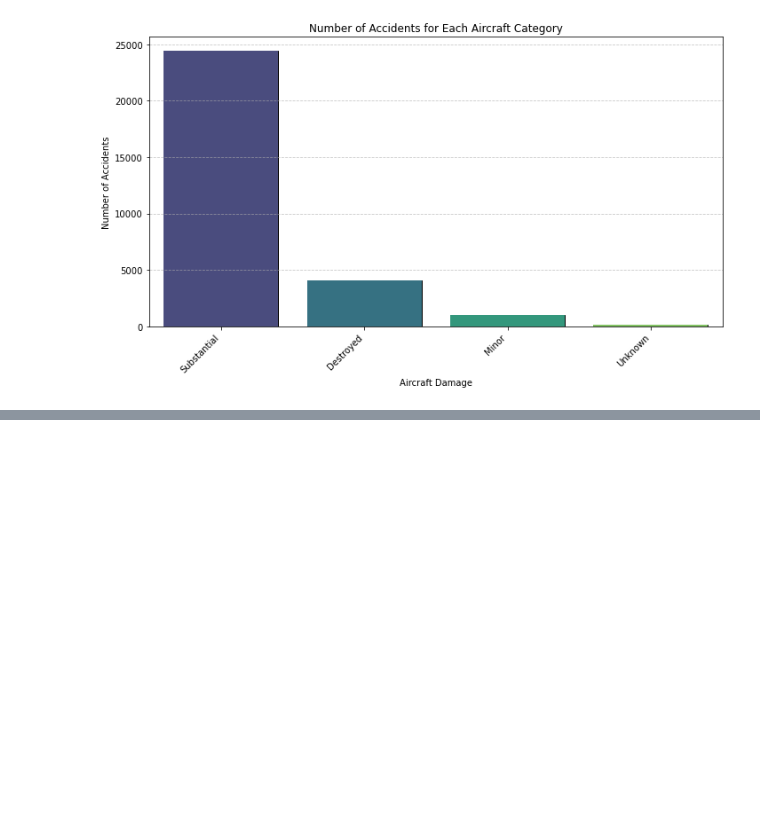
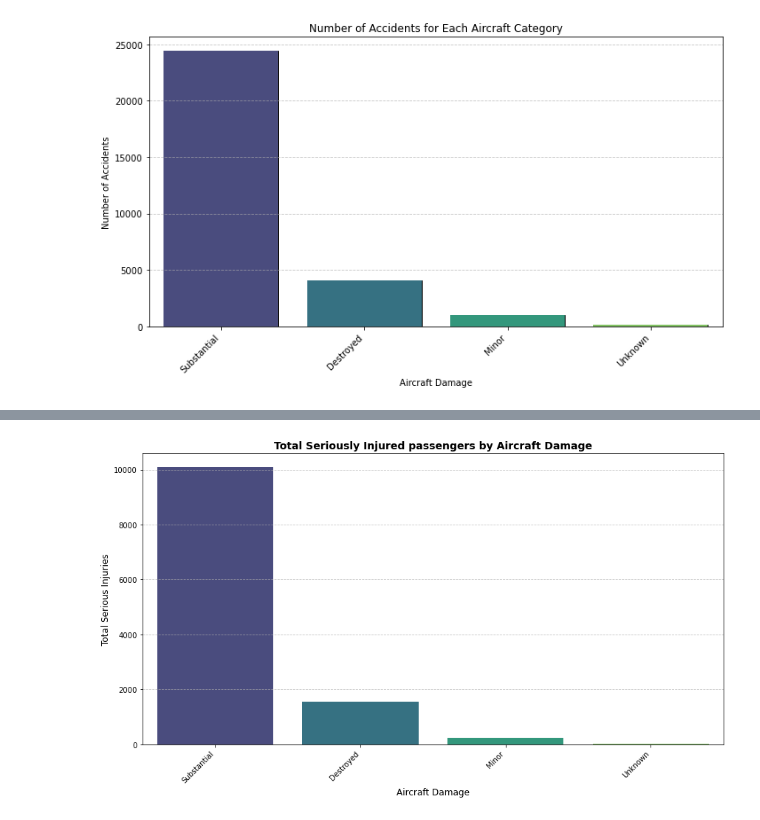
Before and after one commit to MissJJT/dsc-phase-1-project-v3, a Jupyter notebook: phase1_project.ipynb, the cells around one changed output, grey strips where cells are left out. Saved outputs shown, nothing was run; the diff lists cells and outputs as text; code cells hidden in the pictures; blank space fills up the shorter version.

```diff
--- a/phase1_project.ipynb
+++ b/phase1_project.ipynb
@@ -670,20 +691,20 @@ df['Engine_Type'].isnull().sum()
 # %%
 #AIRCRAFT CATEGORY
 mode_value = df['Aircraft_Category'].mode()[0]
-df['Aircraft_Category'].fillna(mode_value, inplace=True)
-df['Aircraft_Category'].isnull().sum()
+df2['Aircraft_Category'].fillna(mode_value, inplace=True)
+df2['Aircraft_Category'].isnull().sum()
 # %% [output]
 0
 # %%
 #PHASE OF FLIGHT
 mode_value = df['Broad_phase_of_flight'].mode()[0]
-df['Broad_phase_of_flight'].fillna(mode_value, inplace=True)
-df['Broad_phase_of_flight'].isnull().sum()
+df2['Broad_phase_of_flight'].fillna(mode_value, inplace=True)
+df2['Broad_phase_of_flight'].isnull().sum()
 # %% [output]
 0
 # %%
 #INVESTIGATION TYPE
 mode_value = df['Investigation_Type'].mode()[0]
-df['Investigation_Type'].fillna(mode_value, inplace=True)
-df['Investigation_Type'].isnull().sum()
+df2['Investigation_Type'].fillna(mode_value, inplace=True)
+df2['Investigation_Type'].isnull().sum()
 # %% [output]
@@ -695,8 +712,8 @@ See the caveats in the documentation: https://pandas.pydata.org/pandas-docs/stab
 # %%
 #AIRCRAFT DAMAGE
 mode_value = df['Aircraft_damage'].mode()[0]
-df['Aircraft_damage'].fillna(mode_value, inplace=True)
-df['Aircraft_damage'].isnull().sum()
+df2['Aircraft_damage'].fillna(mode_value, inplace=True)
+df2['Aircraft_damage'].isnull().sum()
 # %% [output]
 0
 # %%
@@ -1109,0 +1141,24 @@ TypeError: 'list' object is not callable
+# %%
+total_serious_by_damage = df2.groupby('Aircraft_damage')['Total_Serious_Injuries'].sum().sort_values(ascending=False)
+
+
+plt.figure(figsize=(12, 7))
+
+sns.barplot(x=total_serious_by_damage.index,
+            y=total_serious_by_damage.values,
+            palette='viridis')
+
+plt.xlabel('Aircraft Damage', fontsize=12)
+plt.ylabel('Total Serious Injuries', fontsize=12)
+plt.title('Total Seriously Injured passengers by Aircraft Damage', fontsize=14, fontweight='bold')
+
+# Rotate x-axis
+plt.xticks(rotation=45, ha='right', fontsize=10)
+plt.yticks(fontsize=10)
+
+plt.grid(axis='y', linestyle='--', alpha=0.7)
+
+plt.tight_layout()
+plt.show()
+# %% [output]
+[figure, added]
```
Also changed, not shown: parts of 30 cells of this notebook.
